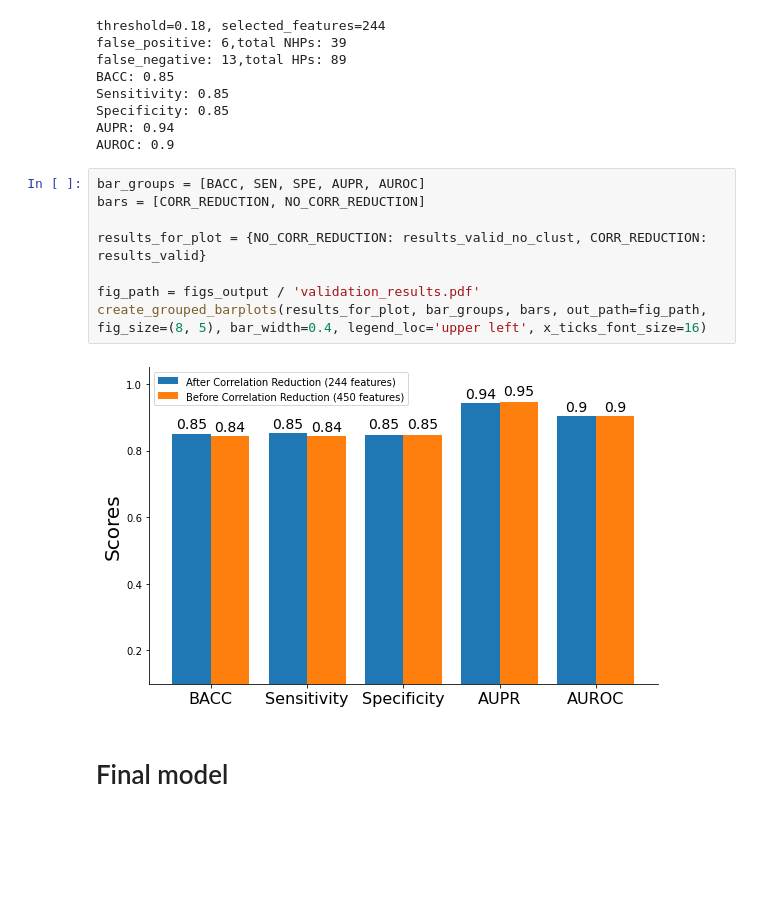
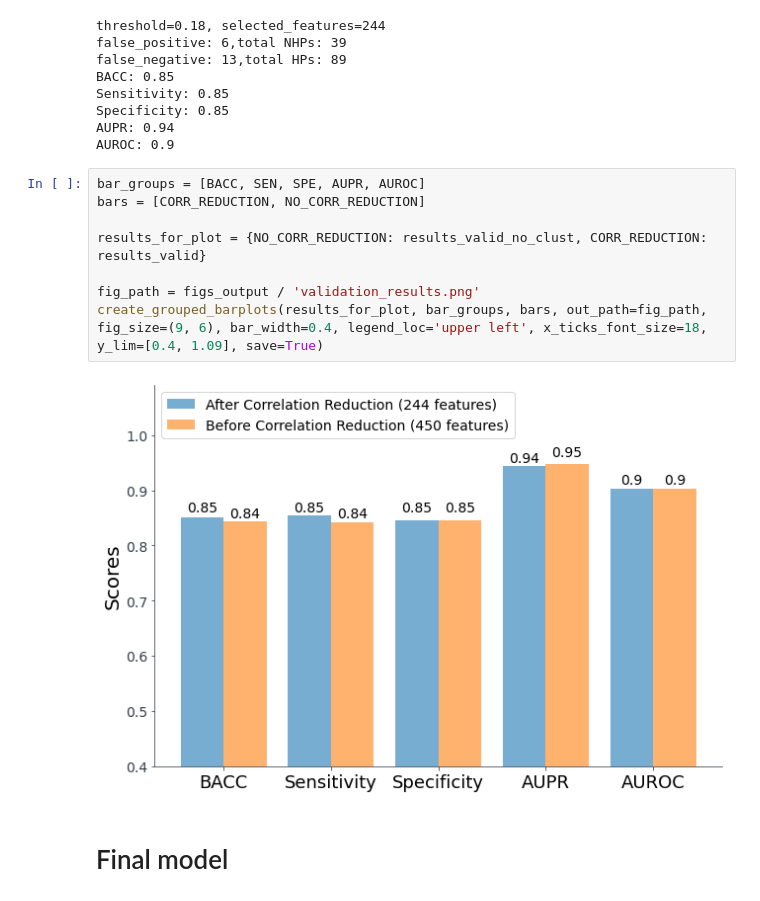
Before and after one commit to shakedna1/wspc_rep, a Jupyter notebook: Notebooks/WSPC_train_pipeline.ipynb, the cells around one changed output. Cells and saved outputs as stored; diff of their text form; blank space fills up the shorter version.

```diff
--- a/Notebooks/WSPC_train_pipeline.ipynb
+++ b/Notebooks/WSPC_train_pipeline.ipynb
@@ -272,13 +272,13 @@ AUROC: 0.9
 # %%
 bar_groups = [BACC, SEN, SPE, AUPR, AUROC]
 bars = [CORR_REDUCTION, NO_CORR_REDUCTION]
 
 results_for_plot = {NO_CORR_REDUCTION: results_valid_no_clust, CORR_REDUCTION: results_valid}
 
-fig_path = figs_output / 'validation_results.pdf'
-create_grouped_barplots(results_for_plot, bar_groups, bars, out_path=fig_path, fig_size=(8, 5), bar_width=0.4, legend_loc='upper left', x_ticks_font_size=16)
+fig_path = figs_output / 'validation_results.png'
+create_grouped_barplots(results_for_plot, bar_groups, bars, out_path=fig_path, fig_size=(9, 6), bar_width=0.4, legend_loc='upper left', x_ticks_font_size=18, y_lim=[0.4, 1.09], save=True)
 # %% [output]
-[figure, old version]
+[figure, new version]
 # %% [markdown]
 # Final model
 # %% [markdown]
```
Also changed, not shown: parts of 4 cells of this notebook, 9 other files.
